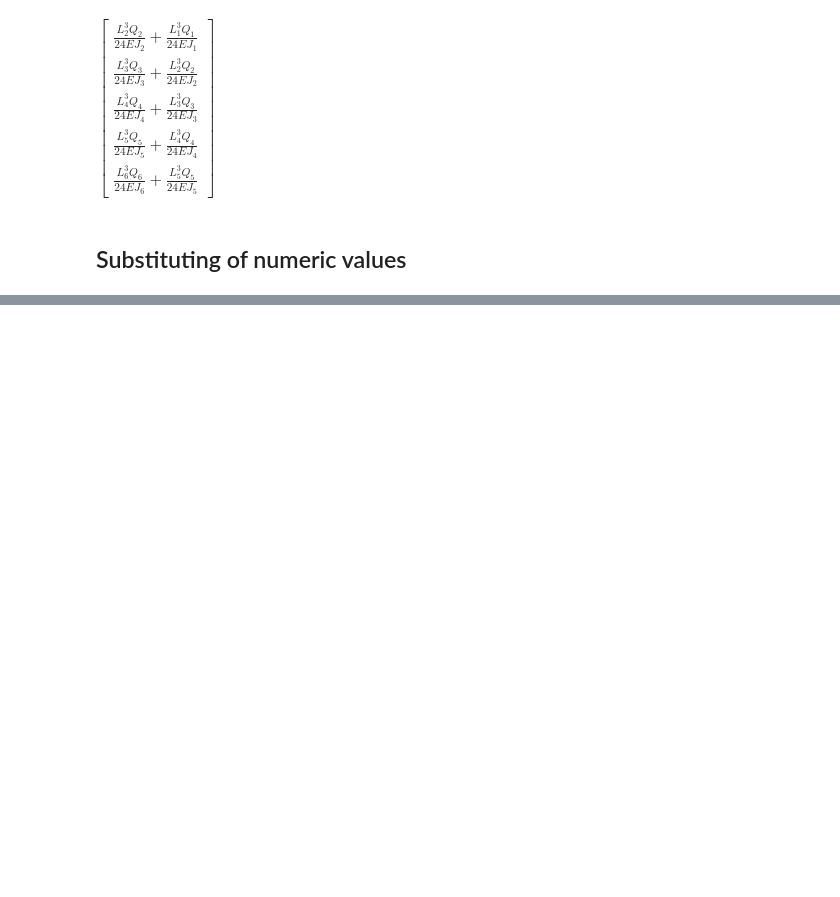
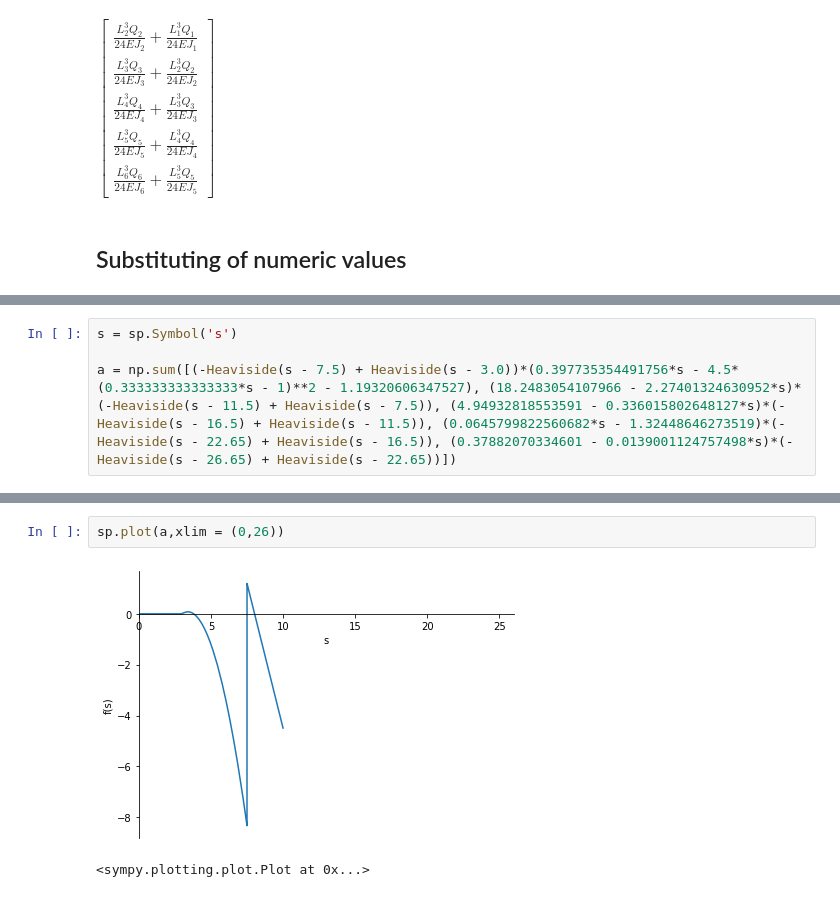
Before and after one commit to sononicola/Continuous-Beam-Solver, a Jupyter notebook: OLD/Risolutore Trave - SymPy.ipynb, the cells around one changed output, grey strips where cells are left out. Cells and saved outputs as stored; diff of their text form; blank space fills up the shorter version.

```diff
--- a/OLD/Risolutore Trave - SymPy.ipynb
+++ b/OLD/Risolutore Trave - SymPy.ipynb
@@ -128,0 +248,4 @@ $\displaystyle \left[\begin{matrix}1.14372855508959 \cdot 10^{-5} Q_{1} + 3.8600
+# %%
+s = sp.Symbol('s')
+
+a = np.sum([(-Heaviside(s - 7.5) + Heaviside(s - 3.0))*(0.397735354491756*s - 4.5*(0.333333333333333*s - 1)**2 - 1.19320606347527), (18.2483054107966 - 2.27401324630952*s)*(-Heaviside(s - 11.5) + Heaviside(s - 7.5)), (4.94932818553591 - 0.336015802648127*s)*(-Heaviside(s - 16.5) + Heaviside(s - 11.5)), (0.0645799822560682*s - 1.32448646273519)*(-Heaviside(s - 22.65) + Heaviside(s - 16.5)), (0.37882070334601 - 0.0139001124757498*s)*(-Heaviside(s - 26.65) + Heaviside(s - 22.65))])
@@ -128,0 +256,5 @@ $\displaystyle \left[\begin{matrix}1.14372855508959 \cdot 10^{-5} Q_{1} + 3.8600
+# %%
+sp.plot(a,xlim = (0,26))
+# %% [output]
+[figure, added]
+<sympy.plotting.plot.Plot at 0x...>
```
Also changed, not shown: parts of 18 cells of this notebook, 3 other files.
